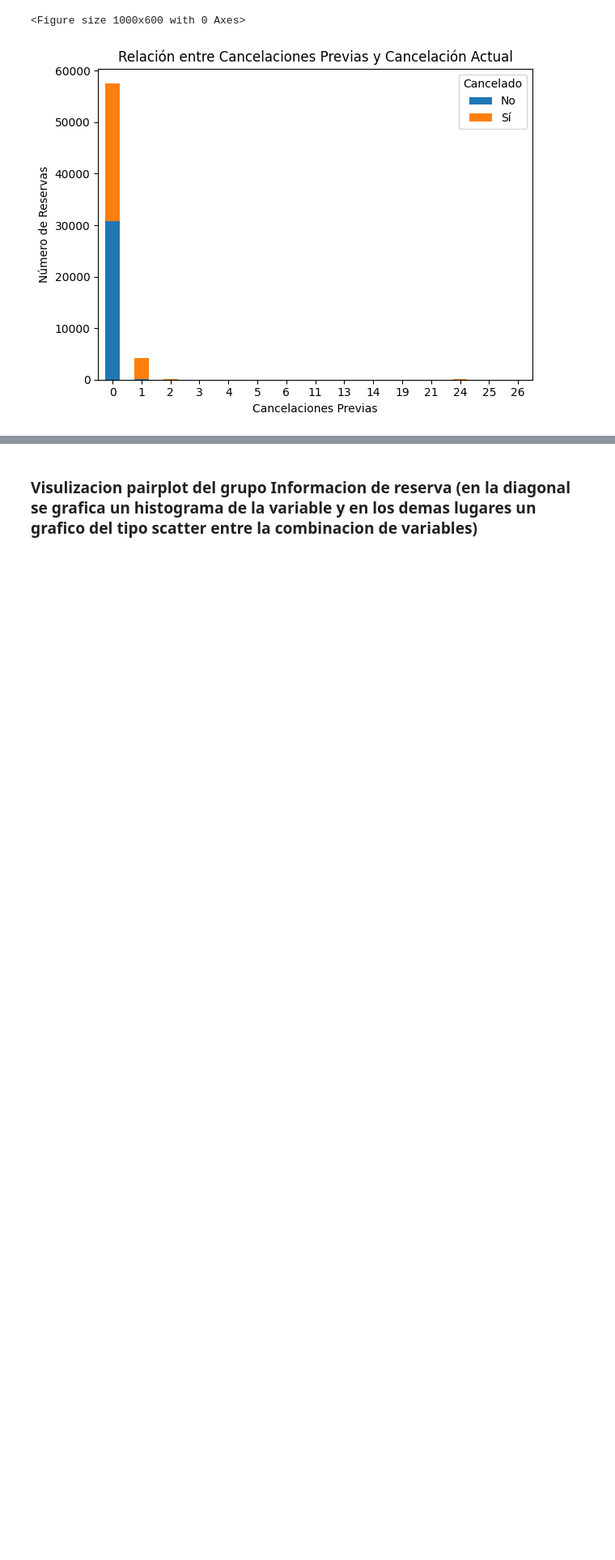
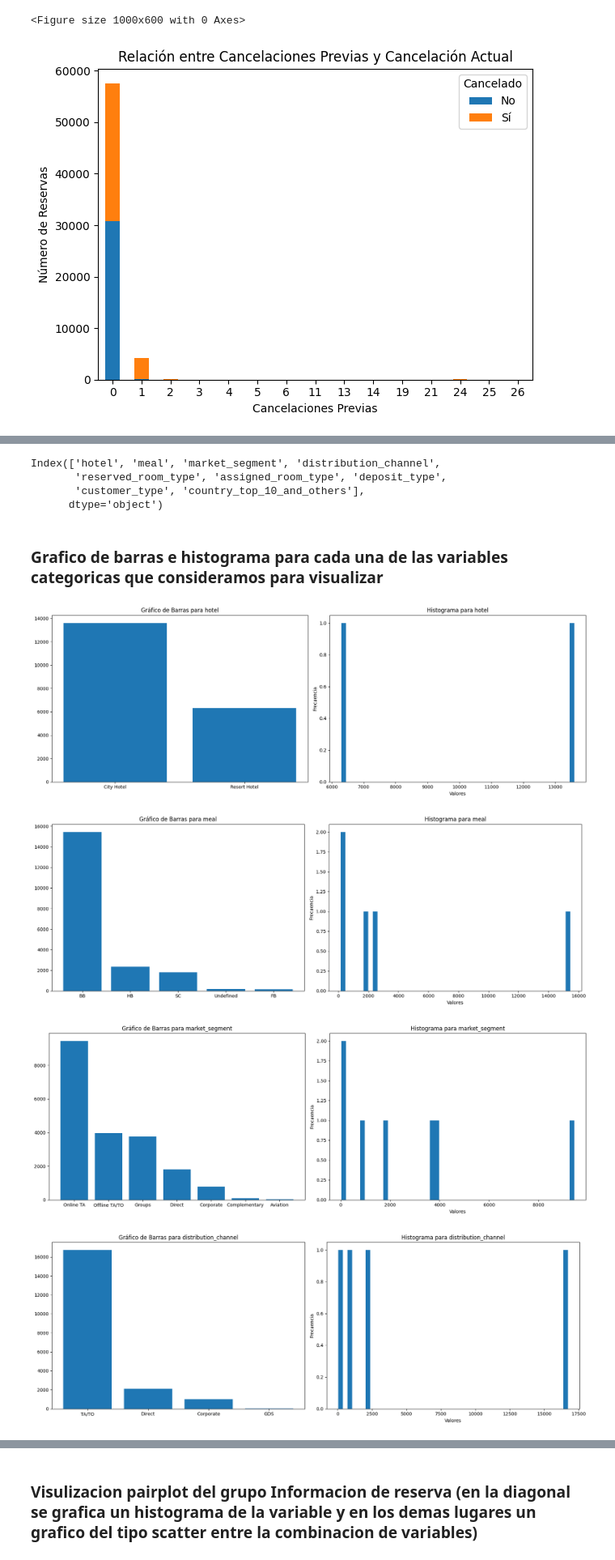
Before and after one commit to gmenendez0/7506R-2C2023-GRUPO07, a Jupyter notebook: 7506R_TP1_GRUPO07_CHP1_ENTREGA.ipynb, the cells around one changed output, grey strips where cells are left out. Shown at 81% size. Saved outputs shown, nothing was run; the diff lists cells and outputs as text; code cells hidden in the pictures; blank space fills up the shorter version.

```diff
--- a/7506R_TP1_GRUPO07_CHP1_ENTREGA.ipynb
+++ b/7506R_TP1_GRUPO07_CHP1_ENTREGA.ipynb
@@ -325,0 +317,40 @@ estadias_hotel = ds_variables_numericas[['stays_in_week_nights', 'stays_in_weeke
+# %%
+ds_variables_categoricas= dsHotelCopy.select_dtypes(include=['object'])
+ds_variables_categoricas_copy = ds_variables_categoricas.copy()
+ds_variables_categoricas_copy = ds_variables_categoricas_copy.drop(columns=['arrival_date_month'])
+ds_variables_categoricas_copy['country_top_10_and_others'] = ds_variables_categoricas_copy['country'].where(
+    ds_variables_categoricas_copy['country'].isin(ds_variables_categoricas_copy['country'].value_counts().nlargest(10).index), 'Others')
+ds_variables_categoricas_copy.columns
+ds_variables_categoricas_copy.drop('id',axis=1, inplace=True)
+ds_variables_categoricas_copy.drop('country',axis=1, inplace=True)
+ds_variables_categoricas_copy.columns
+# %% [output]
+Index(['hotel', 'meal', 'market_segment', 'distribution_channel',
+       'reserved_room_type', 'assigned_room_type', 'deposit_type',
+       'customer_type', 'country_top_10_and_others'],
+      dtype='object')
+# %% [markdown]
+### Grafico de barras e histograma para cada una de las variables categoricas que consideramos para visualizar
+# %%
+NROWS = 1
+NCOLS = 2
+for columna in ds_variables_categoricas_copy.columns:
+    fig, axs = plt.subplots(
+    figsize=(17, 6), nrows=NROWS, ncols=NCOLS
+    )
+    fig.subplots_adjust(hspace=0.3)
+    axs[0].bar(ds_variables_categoricas_copy[columna].value_counts().index,ds_variables_categoricas_copy[columna].value_counts().values)
+    axs[0].set_title(f'Gráfico de Barras para {columna}')
+
+    axs[1].hist(ds_variables_categoricas_copy[columna].value_counts(), bins = 50)
+    axs[1].set_title(f'Histograma para {columna}')
+    axs[1].set_xlabel('Valores')
+    axs[1].set_ylabel('Frecuencia')
+
+    plt.tight_layout()
+    plt.show()
+# %% [output]
+[figure, added]
+[figure, added]
+[figure, added]
+[figure, added]
```
Also changed, not shown: parts of 14 cells of this notebook.
